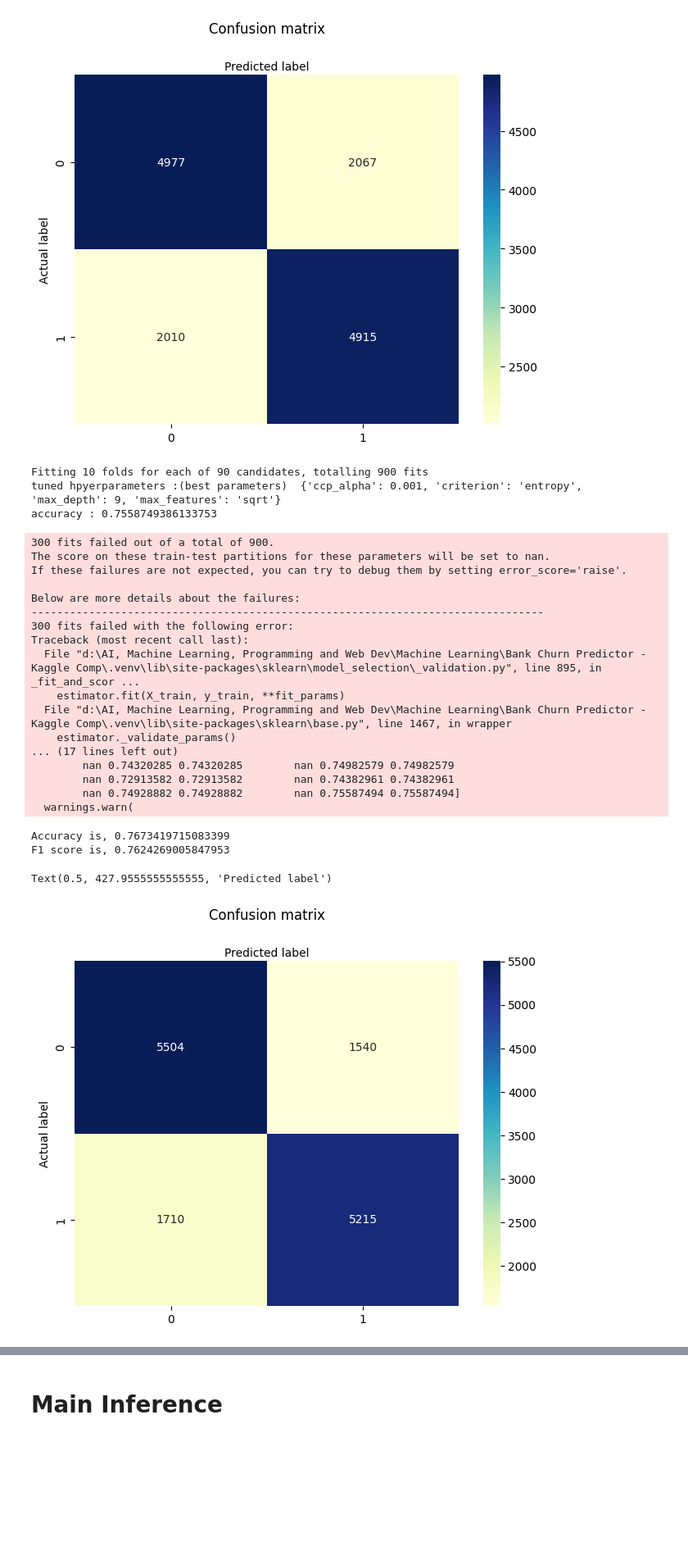
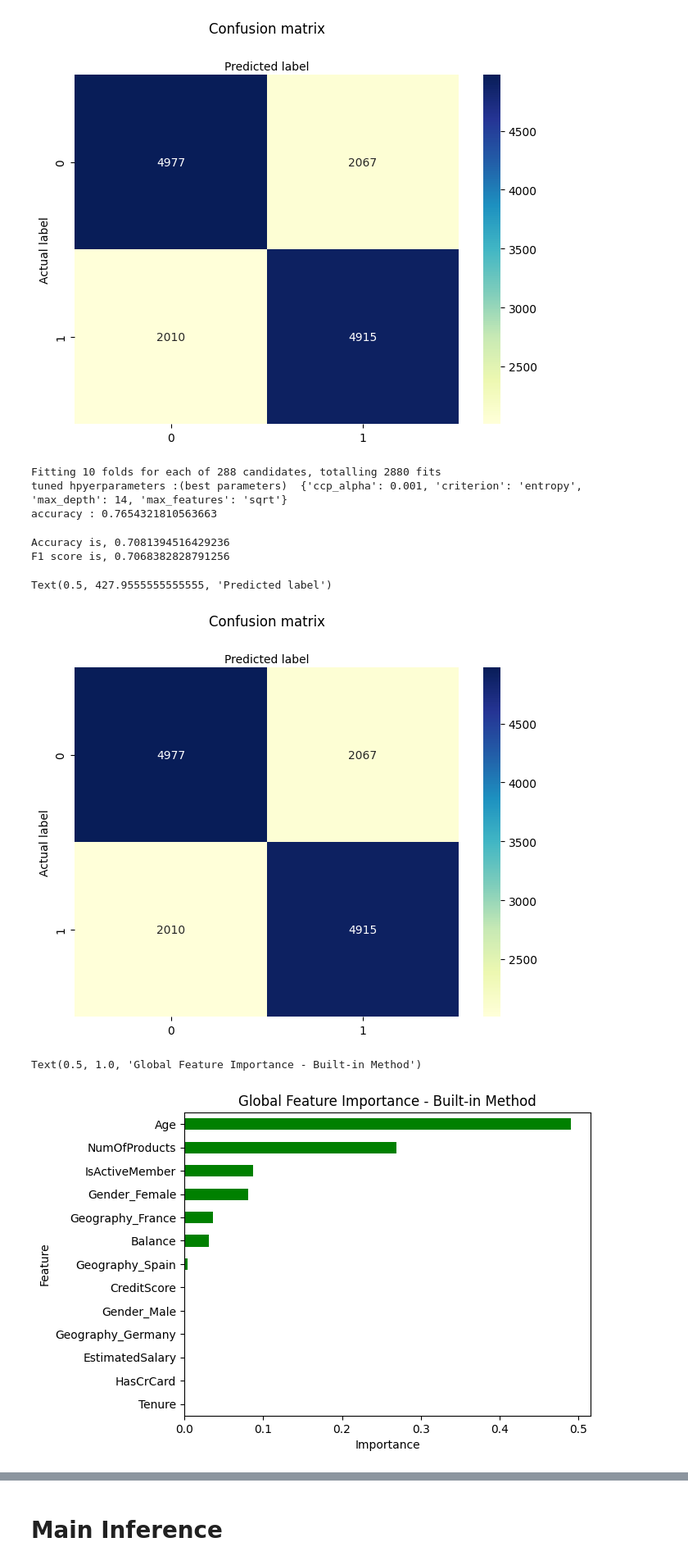
Before and after one commit to ruwindarowel/Bank-Churn-Predictor---Kaggle-Comp, a Jupyter notebook: DA.ipynb, the cells around one changed output, grey strips where cells are left out. Shown at 82% size. Drawn from its saved outputs; the diff is of its cells as text; code cells hidden in the pictures; blank space fills up the shorter version.

```diff
--- a/DA.ipynb
+++ b/DA.ipynb
@@ -523,7 +536,7 @@ grid={"C":np.logspace(-3,3,7),
       "solver":["liblinear","saga"]
       }# l1 lasso l2 ridge
 logreg=LogisticRegression()
-logreg_cv=GridSearchCV(logreg,grid,cv=10)
+logreg_cv=GridSearchCV(logreg,grid,cv=10,n_jobs = -1)
 logreg_cv.fit(x,y_train)
 
 print("tuned hpyerparameters :(best parameters) ",logreg_cv.best_params_)
@@ -619,52 +632,26 @@ Text(0.5, 427.9555555555555, 'Predicted label')
 #Parameter Optimizaion
 param_grid = {'max_features': ['auto', 'sqrt', 'log2'],
               'ccp_alpha': [0.1, .01, .001],
-              'max_depth' : [5, 6, 7, 8, 9],
-              'criterion' :['gini', 'entropy']
+              'max_depth' : [5, 6, 7, 8, 9, 10, 11, 12, 13, 14, 15, 16, 17, 18, 19, 20],
+              'criterion' :['gini', 'entropy'],
              }
 
-tree_clas = DecisionTreeClassifier(random_state=100)
+tree_class = DecisionTreeClassifier(random_state=100)
 
-tree_grid= GridSearchCV(estimator=tree_clas, param_grid=param_grid, cv=10, verbose=True)
+tree_grid= GridSearchCV(estimator=tree_class, param_grid=param_grid, cv=10, verbose=True,n_jobs=-1)
 
 tree_grid.fit(x, y_train)
 
 
-
 print("tuned hpyerparameters :(best parameters) ",tree_grid.best_params_)
-from sklearn.tree import DecisionTreeClassifier
-tree=DecisionTreeClassifier(random_state=100)
-
-decision_tree_pipeline=Pipeline(steps=[
-    ('preprocessor',preprocessor),
-    ('regressor',tree)
-])
-
-decision_tree_model=decision_tree_pipeline.fit(x_train,y_train)print("accuracy :",tree_grid.best_score_)
+print("accuracy :",tree_grid.best_score_)
 # %% [output]
-Fitting 10 folds for each of 90 candidates, totalling 900 fits
-tuned hpyerparameters :(best parameters)  {'ccp_alpha': 0.001, 'criterion': 'entropy', 'max_depth': 9, 'max_features': 'sqrt'}
-accuracy : 0.7558749386133753
+Fitting 10 folds for each of 288 candidates, totalling 2880 fits
+tuned hpyerparameters :(best parameters)  {'ccp_alpha': 0.001, 'criterion': 'entropy', 'max_depth': 14, 'max_features': 'sqrt'}
+accuracy : 0.7654321810563663
-300 fits failed out of a total of 900.
-The score on these train-test partitions for these parameters will be set to nan.
-If these failures are not expected, you can try to debug them by setting error_score='raise'.
-
-Below are more details about the failures:
---------------------------------------------------------------------------------
-300 fits failed with the following error:
-Traceback (most recent call last):
-  File "d:\AI, Machine Learning, Programming and Web Dev\Machine Learning\Bank Churn Predictor - Kaggle Comp\.venv\lib\site-packages\sklearn\model_selection\_validation.py", line 895, in _fit_and_scor ...
-    estimator.fit(X_train, y_train, **fit_params)
-  File "d:\AI, Machine Learning, Programming and Web Dev\Machine Learning\Bank Churn Predictor - Kaggle Comp\.venv\lib\site-packages\sklearn\base.py", line 1467, in wrapper
-    estimator._validate_params()
-... (17 lines left out)
-        nan 0.74320285 0.74320285        nan 0.74982579 0.74982579
-        nan 0.72913582 0.72913582        nan 0.74382961 0.74382961
-        nan 0.74928882 0.74928882        nan 0.75587494 0.75587494]
-  warnings.warn(
 # %%
 from sklearn.tree import DecisionTreeClassifier
-tree_best=DecisionTreeClassifier(random_state=100, ccp_alpha=0.001, criterion='entropy', max_depth=9, max_features='sqrt')
+tree_best=DecisionTreeClassifier(random_state=100, ccp_alpha=0.001, criterion='entropy', max_depth=14, max_features='sqrt')
 
 decision_tree_pipeline_best=Pipeline(steps=[
     ('preprocessor',preprocessor),
@@ -698,7 +685,21 @@ plt.title('Confusion matrix', y=1.1)
 plt.ylabel('Actual label')
 plt.xlabel('Predicted label')
 # %% [output]
-Accuracy is, 0.7673419715083399
-F1 score is, 0.7624269005847953
+Accuracy is, 0.7081394516429236
+F1 score is, 0.7068382828791256
 Text(0.5, 427.9555555555555, 'Predicted label')
-[figure, old version]
+[figure, new version]
+# %%
+tree_best=DecisionTreeClassifier(random_state=100, ccp_alpha=0.001, criterion='entropy', max_depth=14, max_features='sqrt')
+tree_best.fit(x,y_train)
+
+
+global_importances = pd.Series(tree_best.feature_importances_, index=x.columns)
+global_importances.sort_values(ascending=True, inplace=True)
+global_importances.plot.barh(color='green')
+plt.xlabel("Importance")
+plt.ylabel("Feature")
+plt.title("Global Feature Importance - Built-in Method")
+# %% [output]
+Text(0.5, 1.0, 'Global Feature Importance - Built-in Method')
+[figure, added]
```
Also changed, not shown: parts of 51 cells of this notebook, 7 other files.
